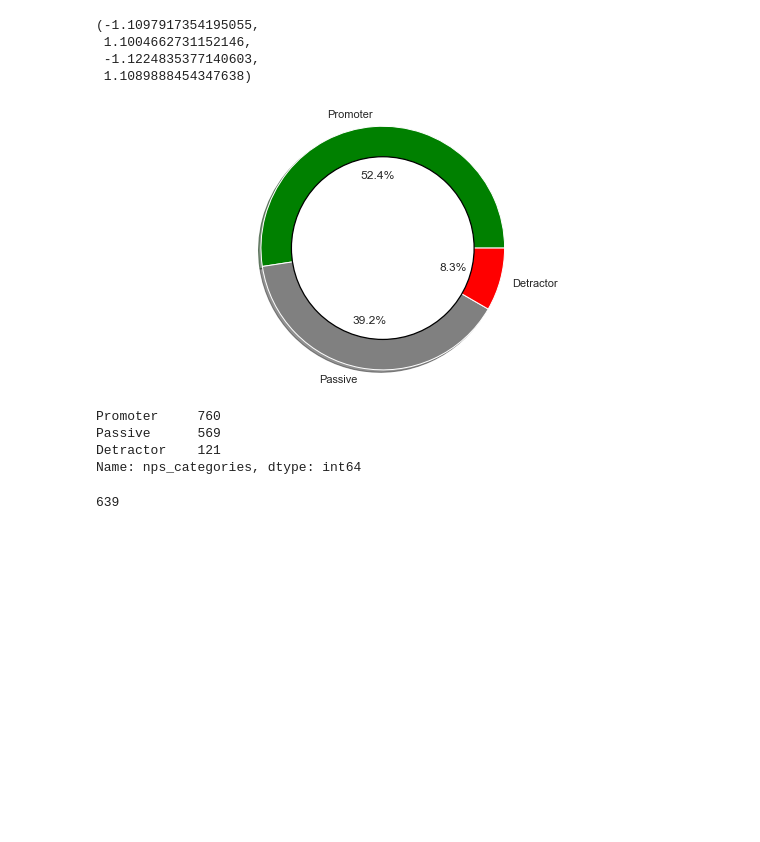
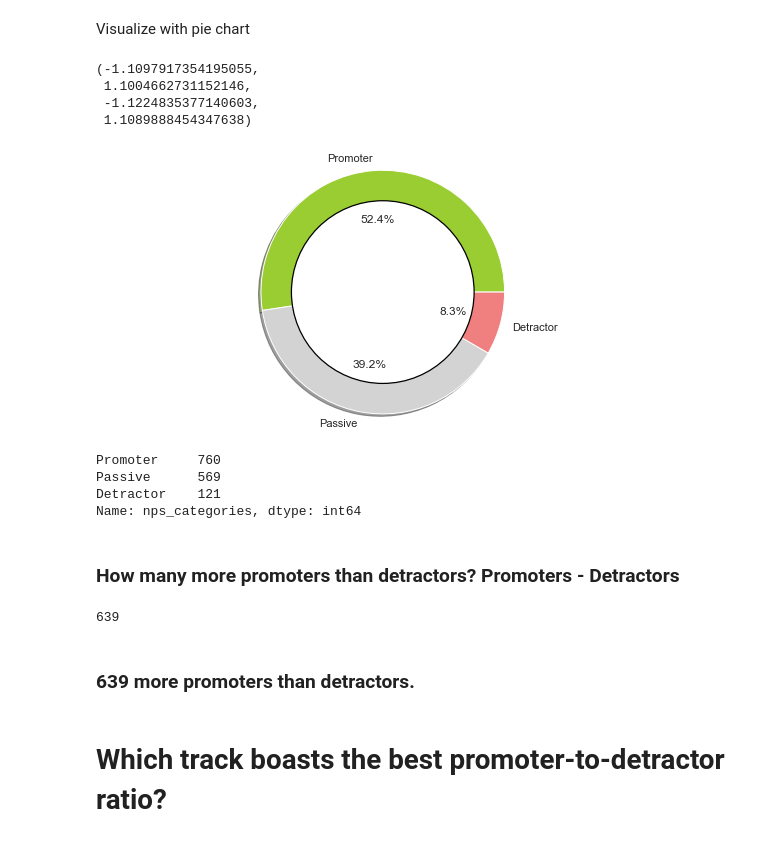
Before and after one commit to angelinaolmedo7/DS-1.1, a Jupyter notebook: summerAcademyNPS/Summer_Academy_NPS_Data.ipynb, the cells around one changed output. Drawn from its saved outputs; the diff is of its cells as text; code cells hidden in the pictures; blank space fills up the shorter version.

```diff
--- a/summerAcademyNPS/Summer_Academy_NPS_Data.ipynb
+++ b/summerAcademyNPS/Summer_Academy_NPS_Data.ipynb
@@ -19,30 +49,20 @@ sns.set_palette(palette=COLOR_COLUMNS, n_colors=4)
+# %% [markdown]
+Visualize with pie chart
 # %%
-### Create new df without unrated feedback. Turn Rating (Num) from string into int
-df_rated = df.copy()
-df_rated = df_rated.loc[df['Rating (Num)'] != '#ERROR!']
-df_rated['Rating (Num)'] = df_rated['Rating (Num)'].apply(lambda x: int(x))
-
-### Split into NPS categories (Promoter, Passive, Detractor)
-BINS = [0, 6, 8, 10]
-LABELS = ["Detractor", "Passive", "Promoter"]
-
-df_rated["nps_categories"] = pd.cut(df_rated['Rating (Num)'], BINS, include_lowest=True, labels=LABELS)
-
-### Pie chart
-colors = ['green', 'gray', 'red']
+colors = ['yellowgreen', 'lightgray', 'lightcoral']
 fig, axs = plt.subplots(figsize=(10,5))
-price_df = df_rated["nps_categories"].value_counts()
-plt.pie(price_df.values, labels=["Promoter", "Passive", "Detractor"], colors=colors, autopct='%1.1f%%', shadow=True)
+nps_df = df_rated["nps_categories"].value_counts()
+plt.pie(nps_df.values, labels=["Promoter", "Passive", "Detractor"], colors=colors, autopct='%1.1f%%', shadow=True)
 centre_circle = plt.Circle((0,0),0.75, color='black', fc='white', linewidth=1.25)
 fig = plt.gcf()
 fig.gca().add_artist(centre_circle)
 plt.axis('equal')
 # %% [output]
 (-1.1097917354195055,
  1.1004662731152146,
  -1.1224835377140603,
  1.1089888454347638)
-[figure, old version]
+[figure, new version]
 # %%
 df_rated["nps_categories"].value_counts()
 # %% [output]
@@ -50,8 +70,3 @@ Promoter     760
 Passive      569
 Detractor    121
 Name: nps_categories, dtype: int64
-# %%
-### How many more promoters than detractors? Promoters - Detractors
-760-121
-# %% [output]
-639
@@ -59,0 +73,10 @@ Name: nps_categories, dtype: int64
+# %% [markdown]
+### How many more promoters than detractors? Promoters - Detractors
+# %%
+760-121
+# %% [output]
+639
+# %% [markdown]
+### 639 more promoters than detractors.
+# %% [markdown]
+# Which track boasts the best promoter-to-detractor ratio?
```
Also changed, not shown: parts of 13 cells of this notebook.
